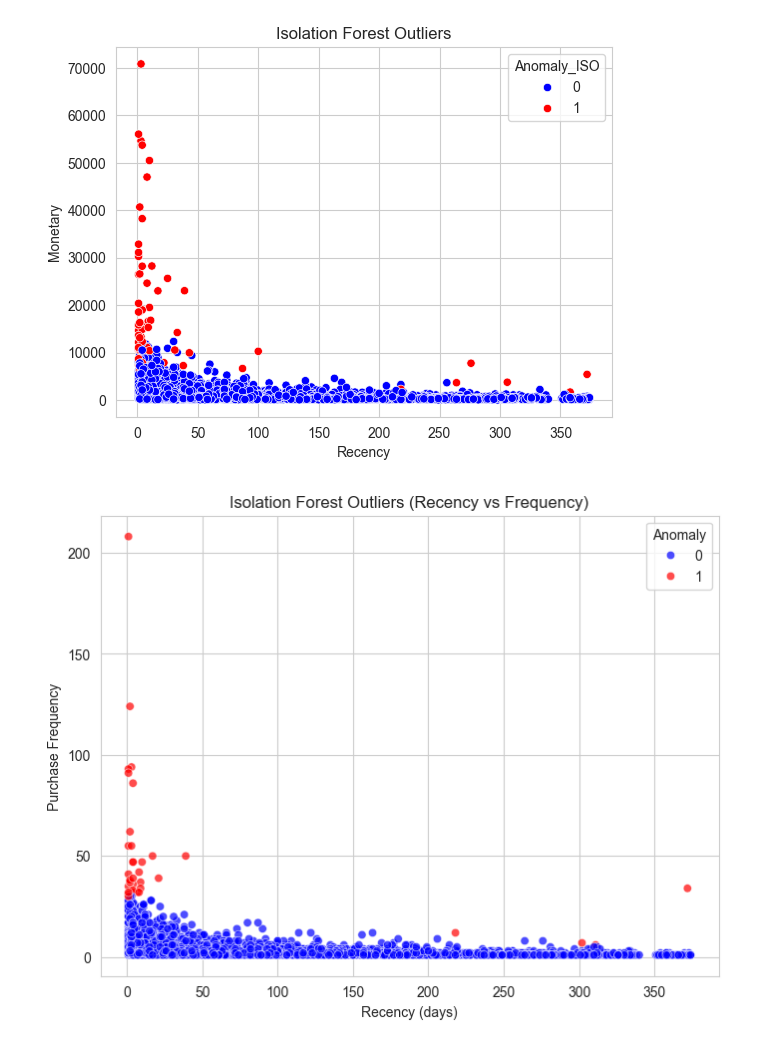
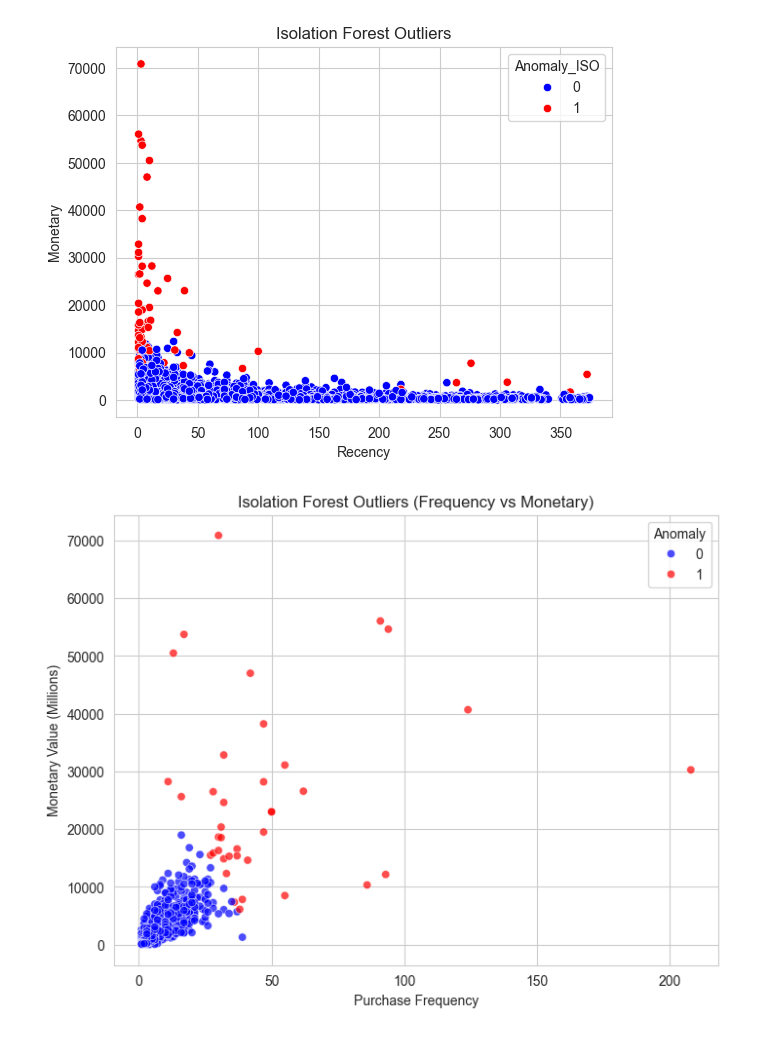
Before and after one commit to IkleelyuneeQ/customer_segmentation, a Jupyter notebook: notebooks/customer_segmentation.ipynb, the cells around one changed output. Drawn from its saved outputs; the diff is of its cells as text; code cells hidden in the pictures.

Commit message:
frequency_monetary

```diff
--- a/notebooks/customer_segmentation.ipynb
+++ b/notebooks/customer_segmentation.ipynb
@@ -334,23 +334,22 @@ plt.show()
 [figure]
 # %%
 
-
-iso = IsolationForest(contamination=0.01, random_state=42)
-rfm_df["Anomaly_ISO"] = iso.fit_predict(rfm_df[["Recency", "Frequency"]])
+iso_fm = IsolationForest(contamination=0.01, random_state=42)
+rfm_df["Anomaly_ISO(FM)"] = iso_fm.fit_predict(rfm_df[["Frequency", "Monetary"]])
 # Map to 0 = normal, 1 = anomaly
-rfm_df["Anomaly_ISO"] = rfm_df["Anomaly_ISO"].map({1: 0, -1: 1})
+rfm_df["Anomaly_ISO(FM)"] = rfm_df["Anomaly_ISO(FM)"].map({1: 0, -1: 1})
 
 
 plt.figure(figsize=(8,6))
 sns.scatterplot(
-    x="Recency", y="Frequency",
-    hue="Anomaly_ISO", data=rfm_df,
+    x="Frequency", y="Monetary",
+    hue="Anomaly_ISO(FM)", data=rfm_df,
     palette={0: "blue", 1: "red"}, alpha=0.7
 )
-plt.title("Isolation Forest Outliers (Recency vs Frequency)")
-plt.xlabel("Recency (days)")
-plt.ylabel("Purchase Frequency")
+plt.title("Isolation Forest Outliers (Frequency vs Monetary)")
+plt.xlabel("Purchase Frequency")
+plt.ylabel("Monetary Value (Millions)")
 plt.legend(title="Anomaly")
 plt.show()
 # %% [output]
-[figure, old version]
+[figure, new version]
```
Also changed, not shown: parts of 3 cells of this notebook.
